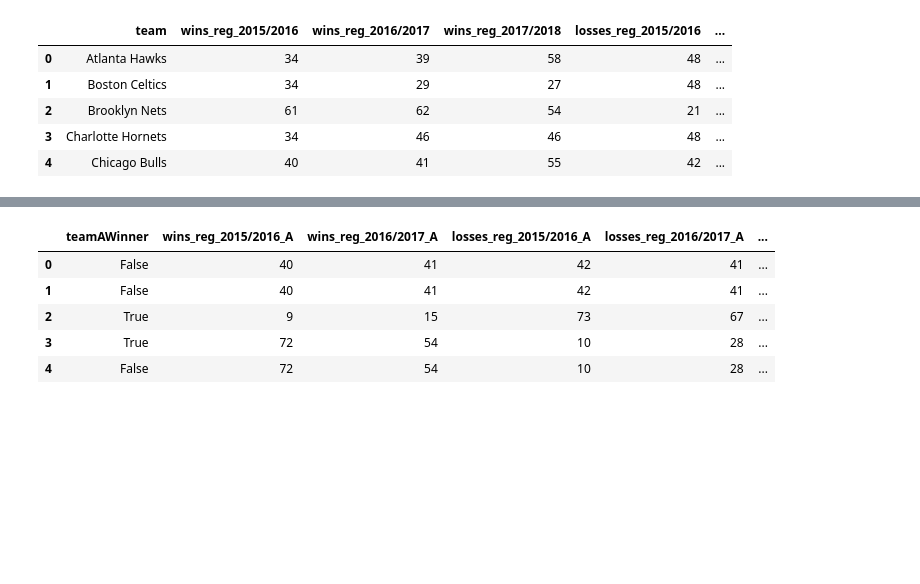
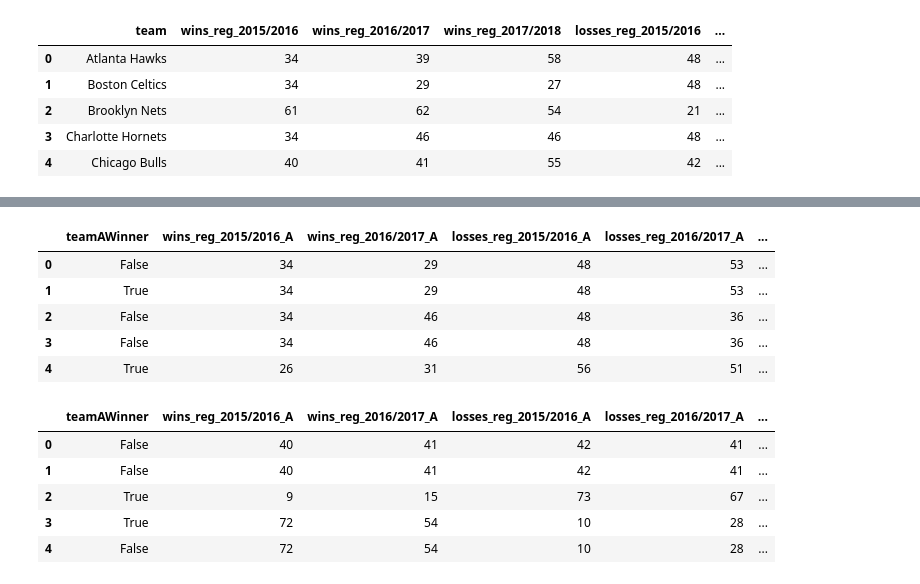
Before and after one commit to jgoerner/SportsPrediction, a Jupyter notebook: NBA/notebooks/1.7-first-model.ipynb, the cells around one changed output, grey strips where cells are left out. Cells and saved outputs as stored; diff of their text form; code cells hidden in the pictures; blank space fills up the shorter version.

```diff
--- a/NBA/notebooks/1.7-first-model.ipynb
+++ b/NBA/notebooks/1.7-first-model.ipynb
@@ -125,3 +146,12 @@ df_matches.head()
+# %%
+df_ml.head()
+# %% [output]
+|  | teamAWinner | wins_reg_2015/2016_A | wins_reg_2016/2017_A | losses_reg_2015/2016_A | losses_reg_2016/2017_A | ... |
+| 0 | False | 34 | 29 | 48 | 53 | ... |
+| 1 | True | 34 | 29 | 48 | 53 | ... |
+| 2 | False | 34 | 46 | 48 | 36 | ... |
+| 3 | False | 34 | 46 | 48 | 36 | ... |
+| 4 | True | 26 | 31 | 56 | 51 | ... |
 # %%
 df_ml = pd.merge(
     pd.merge(df_matches, df_test.reset_index(), left_on="teamA", right_on="team"),
```
Also changed, not shown: parts of 9 cells of this notebook.
